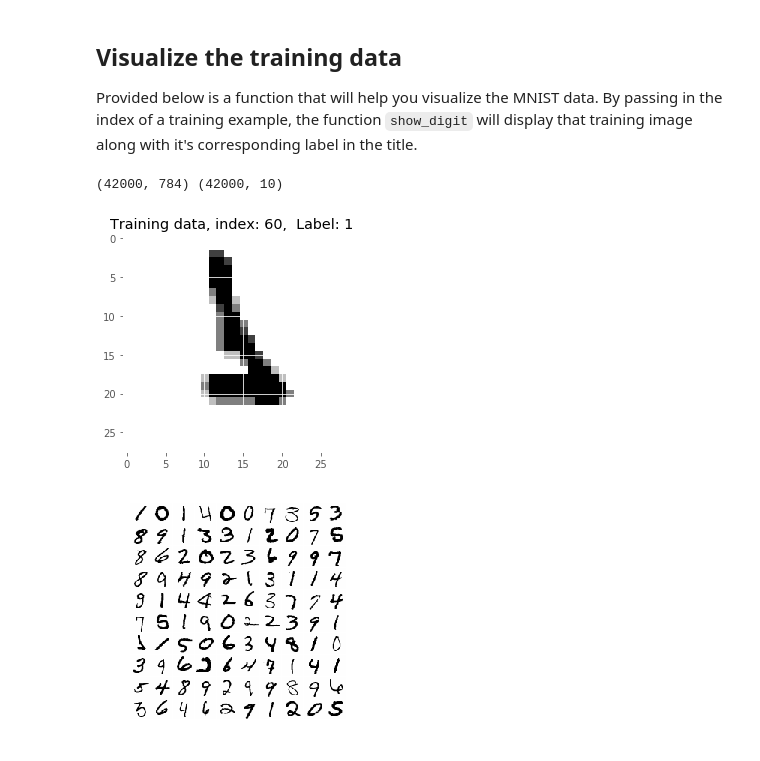
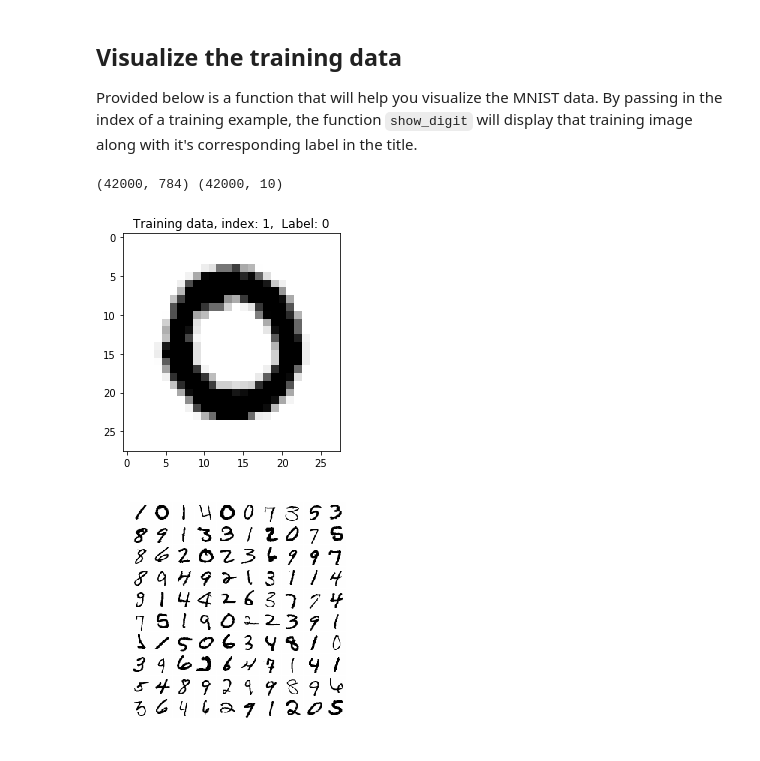
Before and after one commit to beegeesquare/DigitRecognizer, a Jupyter notebook: TFLearn_Digit_Recognition-Kaggle.ipynb, the cells around one changed output. Saved outputs shown, nothing was run; the diff lists cells and outputs as text; code cells hidden in the pictures.

```diff
--- a/TFLearn_Digit_Recognition-Kaggle.ipynb
+++ b/TFLearn_Digit_Recognition-Kaggle.ipynb
@@ -99,22 +99,22 @@ Provided below is a function that will help you visualize the MNIST data. By pas
 # %%
 # Visualizing the data
 import matplotlib.pyplot as plt
 %matplotlib inline
 print (trainX.shape, trainY.shape)
 # Function for displaying a training image by it's index in the MNIST set
 def show_digit(index):
     label = trainY[index].argmax(axis=0)
     # Reshape 784 array into 28x28 image
     image = trainX[index].reshape([28,28])
     plt.title('Training data, index: %d,  Label: %d' % (index, label))
     plt.imshow(image, cmap='gray_r')
     plt.show()
 
 # Display the (index) training image
-show_digit(60)
+show_digit(1)
 # %% [output]
 (42000, 784) (42000, 10)
-[figure, old version]
+[figure, new version]
 # %%
 # Let's visualize the random 100 digits
 import matplotlib.cm as cm
```
Also changed, not shown: parts of 3 cells of this notebook, 2 other files.
